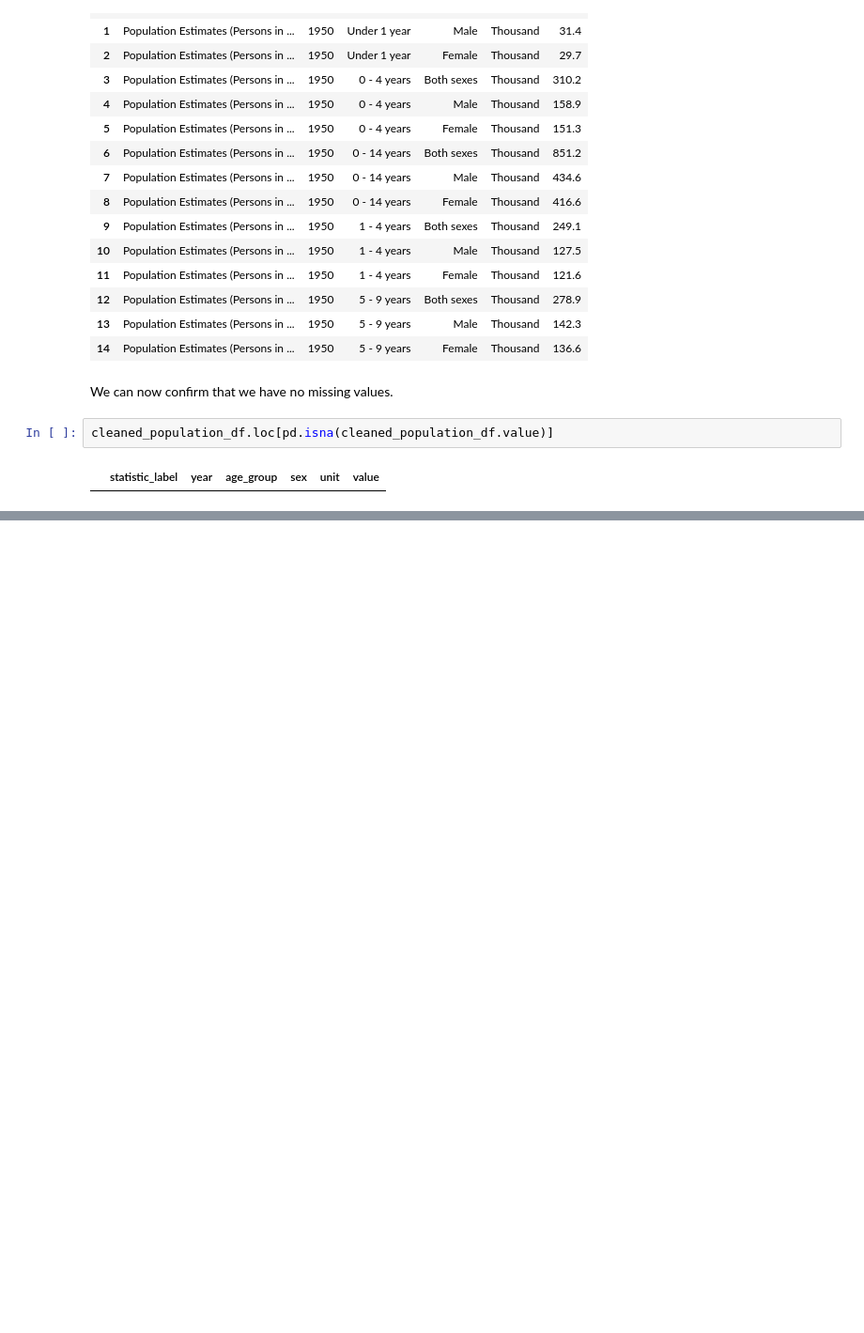
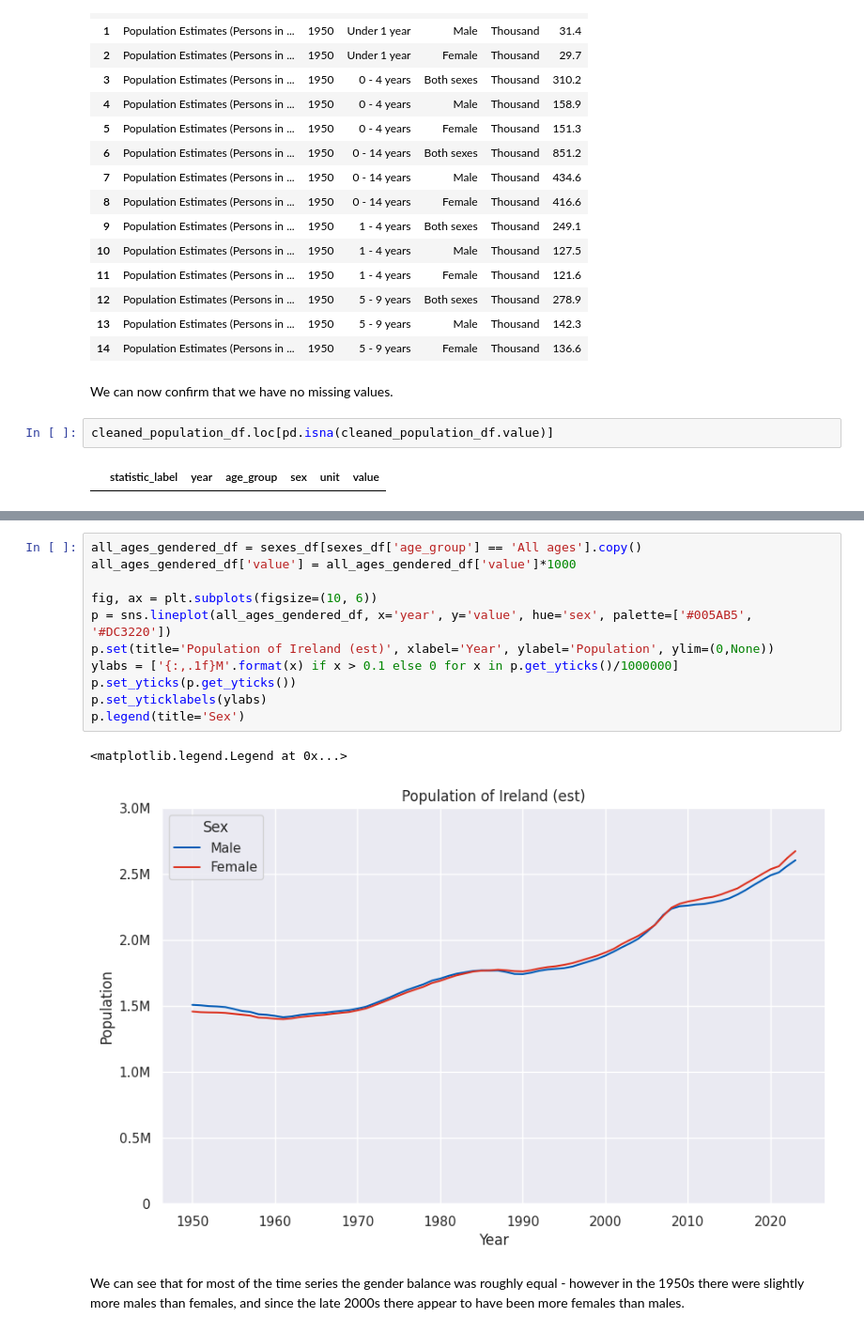
Before and after one commit to step-hen-burke/ca1, a Jupyter notebook: 00_initial_exploration.ipynb, the cells around one changed output, grey strips where cells are left out. Shown at 94% size. Cells and saved outputs as stored; diff of their text form; blank space fills up the shorter version.

```diff
--- a/00_initial_exploration.ipynb
+++ b/00_initial_exploration.ipynb
@@ -318,0 +377,16 @@ cleaned_population_df.loc[pd.isna(cleaned_population_df.value)]
+# %%
+all_ages_gendered_df = sexes_df[sexes_df['age_group'] == 'All ages'].copy()
+all_ages_gendered_df['value'] = all_ages_gendered_df['value']*1000
+
+fig, ax = plt.subplots(figsize=(10, 6))
+p = sns.lineplot(all_ages_gendered_df, x='year', y='value', hue='sex', palette=['#005AB5', '#DC3220'])
+p.set(title='Population of Ireland (est)', xlabel='Year', ylabel='Population', ylim=(0,None))
+ylabs = ['{:,.1f}M'.format(x) if x > 0.1 else 0 for x in p.get_yticks()/1000000]
+p.set_yticks(p.get_yticks())
+p.set_yticklabels(ylabs)
+p.legend(title='Sex')
+# %% [output]
+<matplotlib.legend.Legend at 0x...>
+[figure, added]
+# %% [markdown]
+We can see that for most of the time series the gender balance was roughly equal - however in the 1950s there were slightly more males than females, and since the late 2000s there appear to have been more females than males.
```
Also changed, not shown: parts of 10 cells of this notebook.
